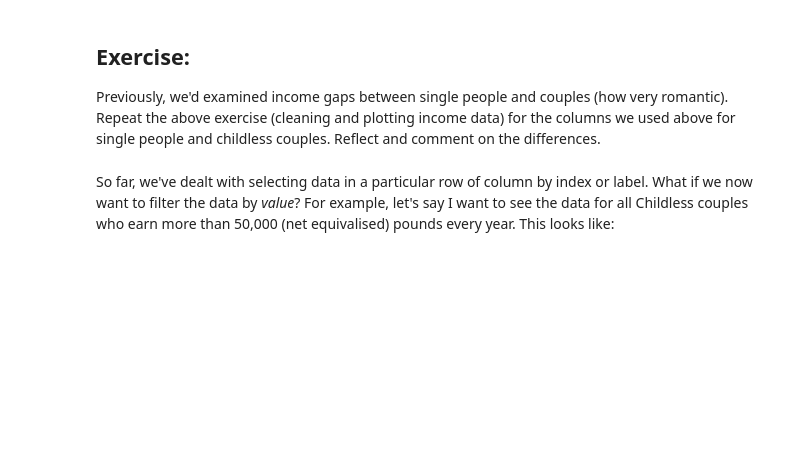
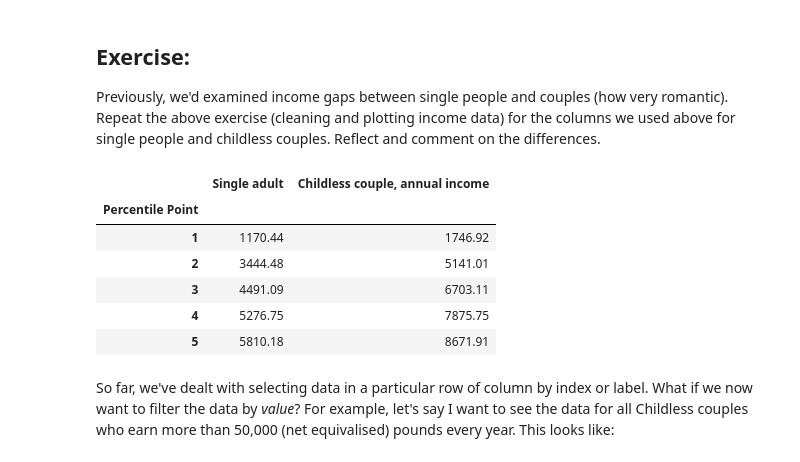
Before and after one commit to enterthestatic/Quantative-methods-2-, a Jupyter notebook: W2_Working_with_Data_in_Pandas.ipynb, the cells around one changed output. Saved outputs shown, nothing was run; the diff lists cells and outputs as text; code cells hidden in the pictures; blank space fills up the shorter version.

```diff
--- a/W2_Working_with_Data_in_Pandas.ipynb
+++ b/W2_Working_with_Data_in_Pandas.ipynb
@@ -311,3 +330,16 @@ print("Enter your code here")
+# %%
+clean1 = income[['Single adult','Childless couple, annual income']]
+clean1 = clean1.replace(',', '', regex=True)
+clean1 = clean1.replace('-', 'NaN', regex=True).astype('float')
+clean1.head()
+# %% [output]
+|  | Single adult | Childless couple, annual income |
+| Percentile Point |  |  |
+| 1 | 1170.44 | 1746.92 |
+| 2 | 3444.48 | 5141.01 |
+| 3 | 4491.09 | 6703.11 |
+| 4 | 5276.75 | 7875.75 |
+| 5 | 5810.18 | 8671.91 |
 # %%
 Add your reflection here.
 # %% [markdown]
```
Also changed, not shown: parts of 12 cells of this notebook.
